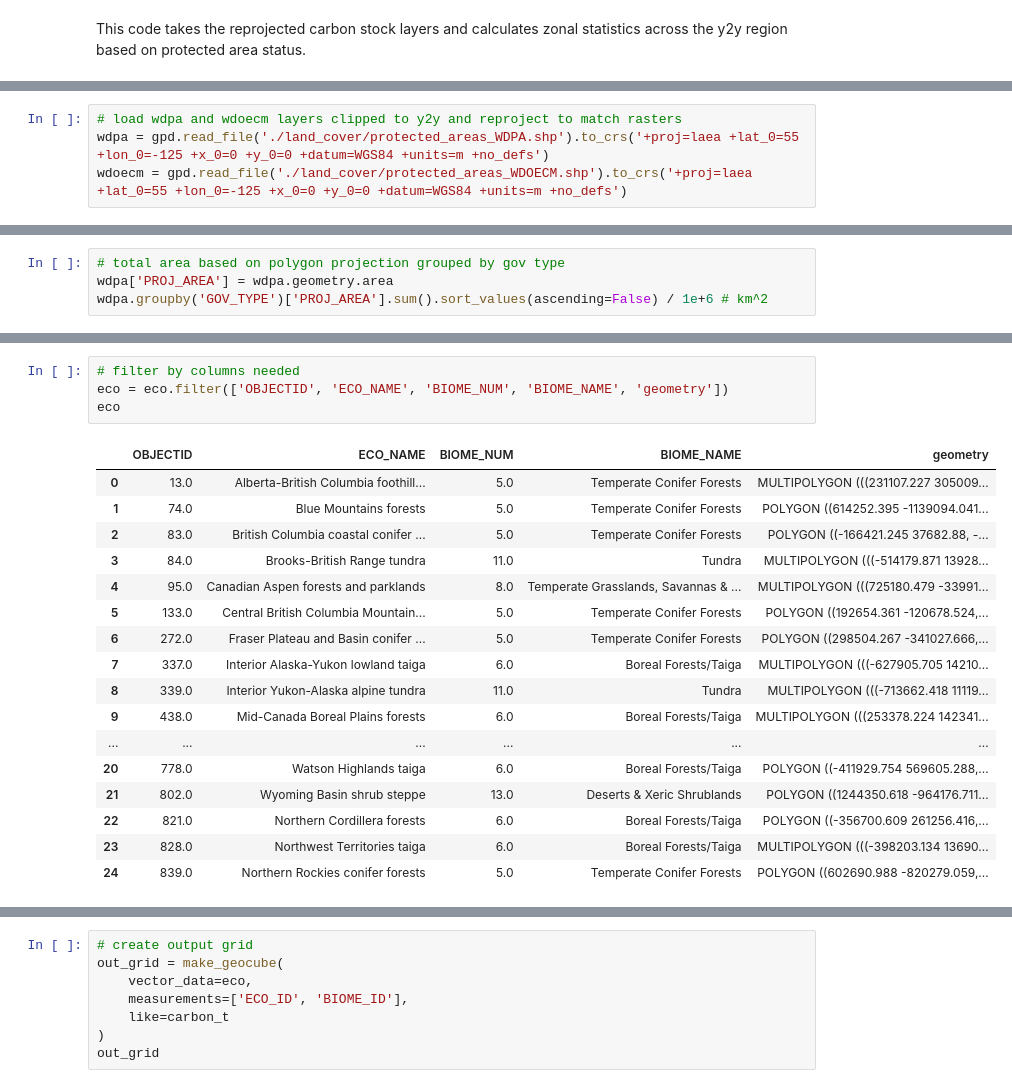
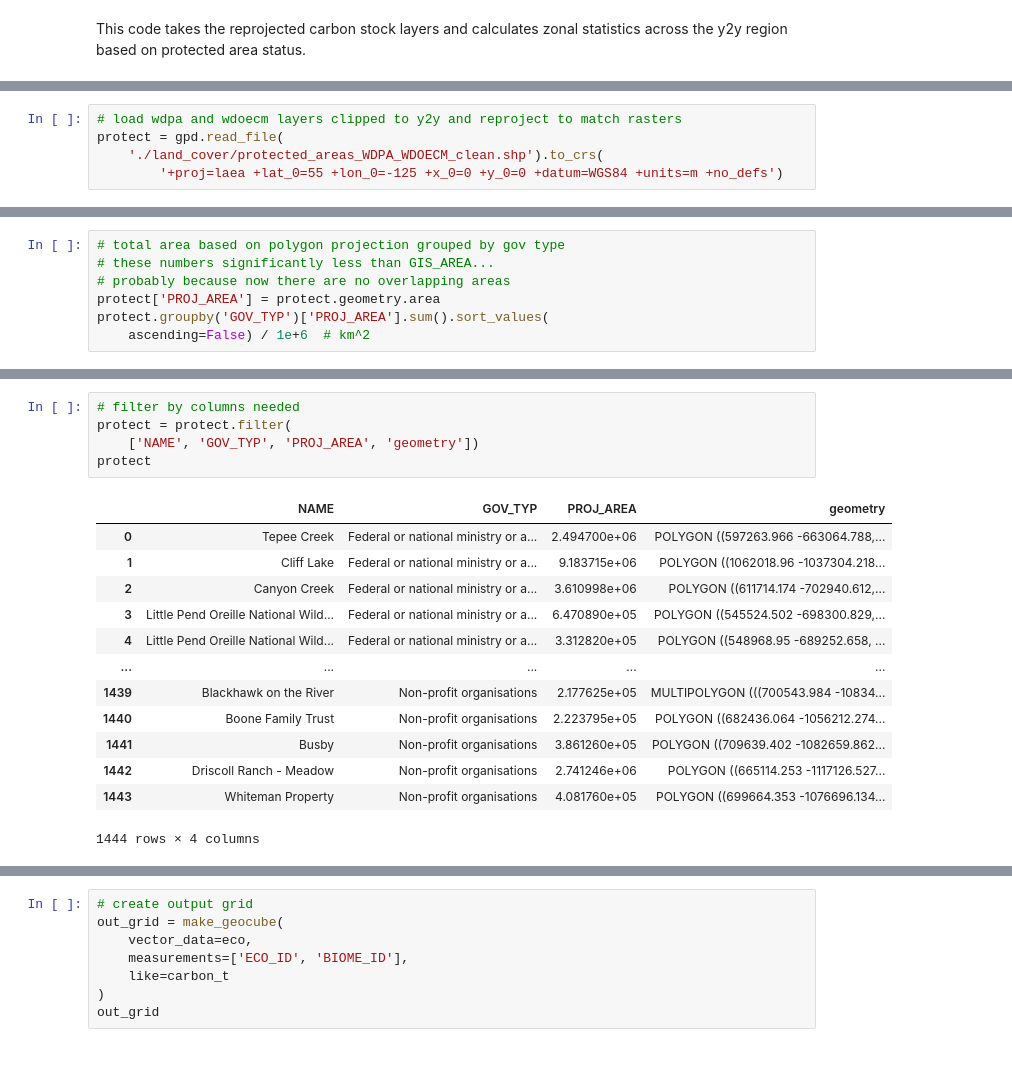
Before and after one commit to bermane/y2y-carbon, a Jupyter notebook: calculate_carbon_stock_zonal_stats_protected_areas.ipynb, the cells around one changed output, grey strips where cells are left out. Cells and saved outputs as stored; diff of their text form; blank space fills up the shorter version.

```diff
--- a/calculate_carbon_stock_zonal_stats_protected_areas.ipynb
+++ b/calculate_carbon_stock_zonal_stats_protected_areas.ipynb
@@ -12,6 +13,7 @@ import pandas as pd
 from geocube.api.core import make_geocube
 # %%
 # load wdpa and wdoecm layers clipped to y2y and reproject to match rasters
-wdpa = gpd.read_file('./land_cover/protected_areas_WDPA.shp').to_crs('+proj=laea +lat_0=55 +lon_0=-125 +x_0=0 +y_0=0 +datum=WGS84 +units=m +no_defs')
-wdoecm = gpd.read_file('./land_cover/protected_areas_WDOECM.shp').to_crs('+proj=laea +lat_0=55 +lon_0=-125 +x_0=0 +y_0=0 +datum=WGS84 +units=m +no_defs')
+protect = gpd.read_file(
+    './land_cover/protected_areas_WDPA_WDOECM_clean.shp').to_crs(
+        '+proj=laea +lat_0=55 +lon_0=-125 +x_0=0 +y_0=0 +datum=WGS84 +units=m +no_defs')
 # %%
@@ -60,5 +63,8 @@ Name: GIS_AREA, dtype: float64
 # %%
 # total area based on polygon projection grouped by gov type
-wdpa['PROJ_AREA'] = wdpa.geometry.area
-wdpa.groupby('GOV_TYPE')['PROJ_AREA'].sum().sort_values(ascending=False) / 1e+6 # km^2
+# these numbers significantly less than GIS_AREA...
+# probably because now there are no overlapping areas
+protect['PROJ_AREA'] = protect.geometry.area
+protect.groupby('GOV_TYP')['PROJ_AREA'].sum().sort_values(
+    ascending=False) / 1e+6  # km^2
 # %% [output]
@@ -95,23 +102,20 @@ Individual landowners     Individual landowners                          1.00609
 Name: PROJ_AREA, dtype: float64
 # %%
 # filter by columns needed
-eco = eco.filter(['OBJECTID', 'ECO_NAME', 'BIOME_NUM', 'BIOME_NAME', 'geometry'])
-eco
+protect = protect.filter(
+    ['NAME', 'GOV_TYP', 'PROJ_AREA', 'geometry'])
+protect
 # %% [output]
-|  | OBJECTID | ECO_NAME | BIOME_NUM | BIOME_NAME | geometry |
-| 0 | 13.0 | Alberta-British Columbia foothill... | 5.0 | Temperate Conifer Forests | MULTIPOLYGON (((231107.227 305009... |
-| 1 | 74.0 | Blue Mountains forests | 5.0 | Temperate Conifer Forests | POLYGON ((614252.395 -1139094.041... |
-| 2 | 83.0 | British Columbia coastal conifer ... | 5.0 | Temperate Conifer Forests | POLYGON ((-166421.245 37682.88, -... |
-| 3 | 84.0 | Brooks-British Range tundra | 11.0 | Tundra | MULTIPOLYGON (((-514179.871 13928... |
-| 4 | 95.0 | Canadian Aspen forests and parklands | 8.0 | Temperate Grasslands, Savannas & ... | MULTIPOLYGON (((725180.479 -33991... |
-| 5 | 133.0 | Central British Columbia Mountain... | 5.0 | Temperate Conifer Forests | POLYGON ((192654.361 -120678.524,... |
-| 6 | 272.0 | Fraser Plateau and Basin conifer ... | 5.0 | Temperate Conifer Forests | POLYGON ((298504.267 -341027.666,... |
-| 7 | 337.0 | Interior Alaska-Yukon lowland taiga | 6.0 | Boreal Forests/Taiga | MULTIPOLYGON (((-627905.705 14210... |
-| 8 | 339.0 | Interior Yukon-Alaska alpine tundra | 11.0 | Tundra | MULTIPOLYGON (((-713662.418 11119... |
-| 9 | 438.0 | Mid-Canada Boreal Plains forests | 6.0 | Boreal Forests/Taiga | MULTIPOLYGON (((253378.224 142341... |
-| ... | ... | ... | ... | ... | ... |
-| 20 | 778.0 | Watson Highlands taiga | 6.0 | Boreal Forests/Taiga | POLYGON ((-411929.754 569605.288,... |
-| 21 | 802.0 | Wyoming Basin shrub steppe | 13.0 | Deserts & Xeric Shrublands | POLYGON ((1244350.618 -964176.711... |
-| 22 | 821.0 | Northern Cordillera forests | 6.0 | Boreal Forests/Taiga | POLYGON ((-356700.609 261256.416,... |
-| 23 | 828.0 | Northwest Territories taiga | 6.0 | Boreal Forests/Taiga | MULTIPOLYGON (((-398203.134 13690... |
-| 24 | 839.0 | Northern Rockies conifer forests | 5.0 | Temperate Conifer Forests | POLYGON ((602690.988 -820279.059,... |
+|  | NAME | GOV_TYP | PROJ_AREA | geometry |
+| 0 | Tepee Creek | Federal or national ministry or a... | 2.494700e+06 | POLYGON ((597263.966 -663064.788,... |
+| 1 | Cliff Lake | Federal or national ministry or a... | 9.183715e+06 | POLYGON ((1062018.96 -1037304.218... |
+| 2 | Canyon Creek | Federal or national ministry or a... | 3.610998e+06 | POLYGON ((611714.174 -702940.612,... |
+| 3 | Little Pend Oreille National Wild... | Federal or national ministry or a... | 6.470890e+05 | POLYGON ((545524.502 -698300.829,... |
+| 4 | Little Pend Oreille National Wild... | Federal or national ministry or a... | 3.312820e+05 | POLYGON ((548968.95 -689252.658, ... |
+| ... | ... | ... | ... | ... |
+| 1439 | Blackhawk on the River | Non-profit organisations | 2.177625e+05 | MULTIPOLYGON (((700543.984 -10834... |
+| 1440 | Boone Family Trust | Non-profit organisations | 2.223795e+05 | POLYGON ((682436.064 -1056212.274... |
+| 1441 | Busby | Non-profit organisations | 3.861260e+05 | POLYGON ((709639.402 -1082659.862... |
+| 1442 | Driscoll Ranch - Meadow | Non-profit organisations | 2.741246e+06 | POLYGON ((665114.253 -1117126.527... |
+| 1443 | Whiteman Property | Non-profit organisations | 4.081760e+05 | POLYGON ((699664.353 -1076696.134... |
+1444 rows × 4 columns
```
Also changed, not shown: parts of 28 cells of this notebook, 1 other file.
